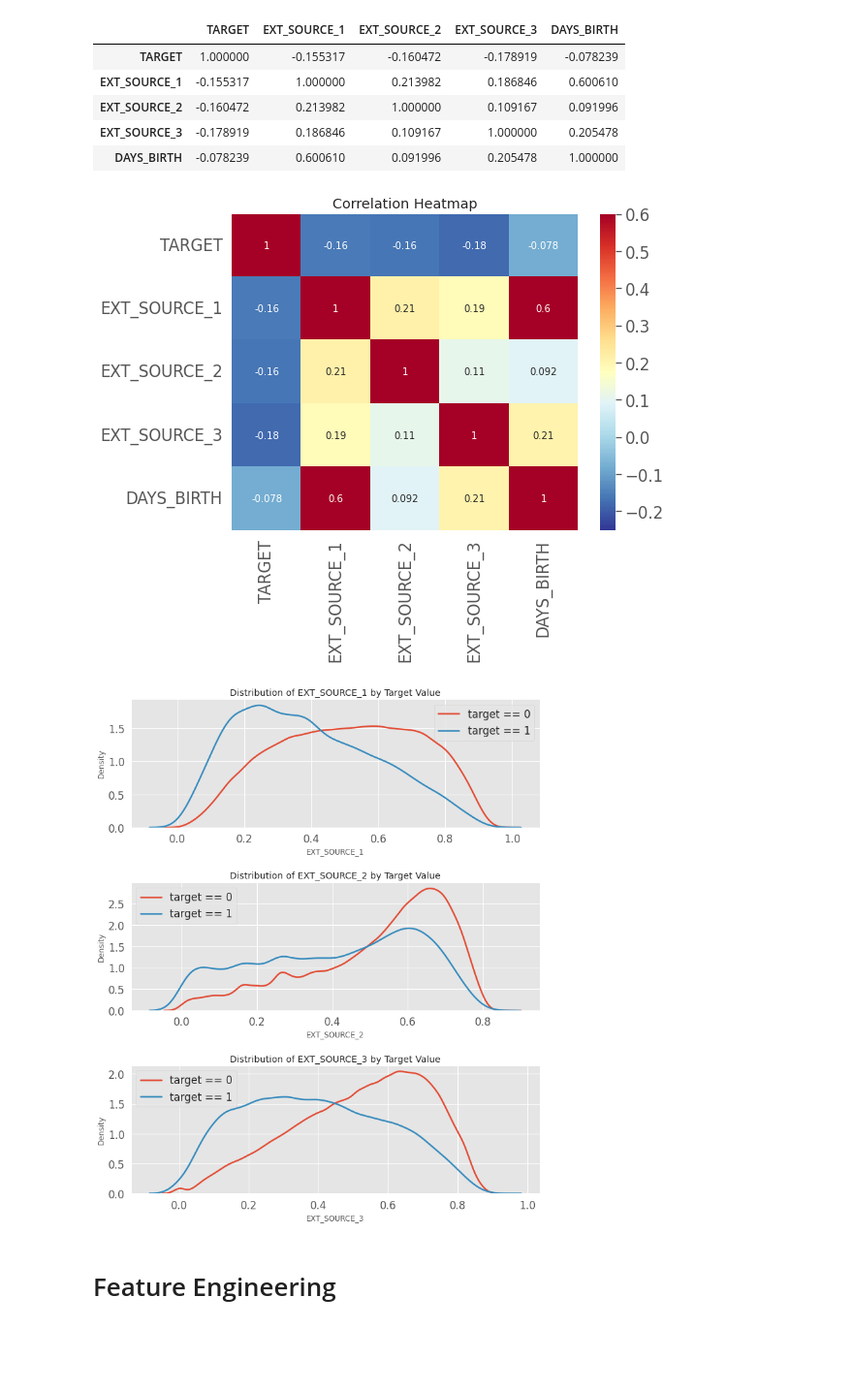
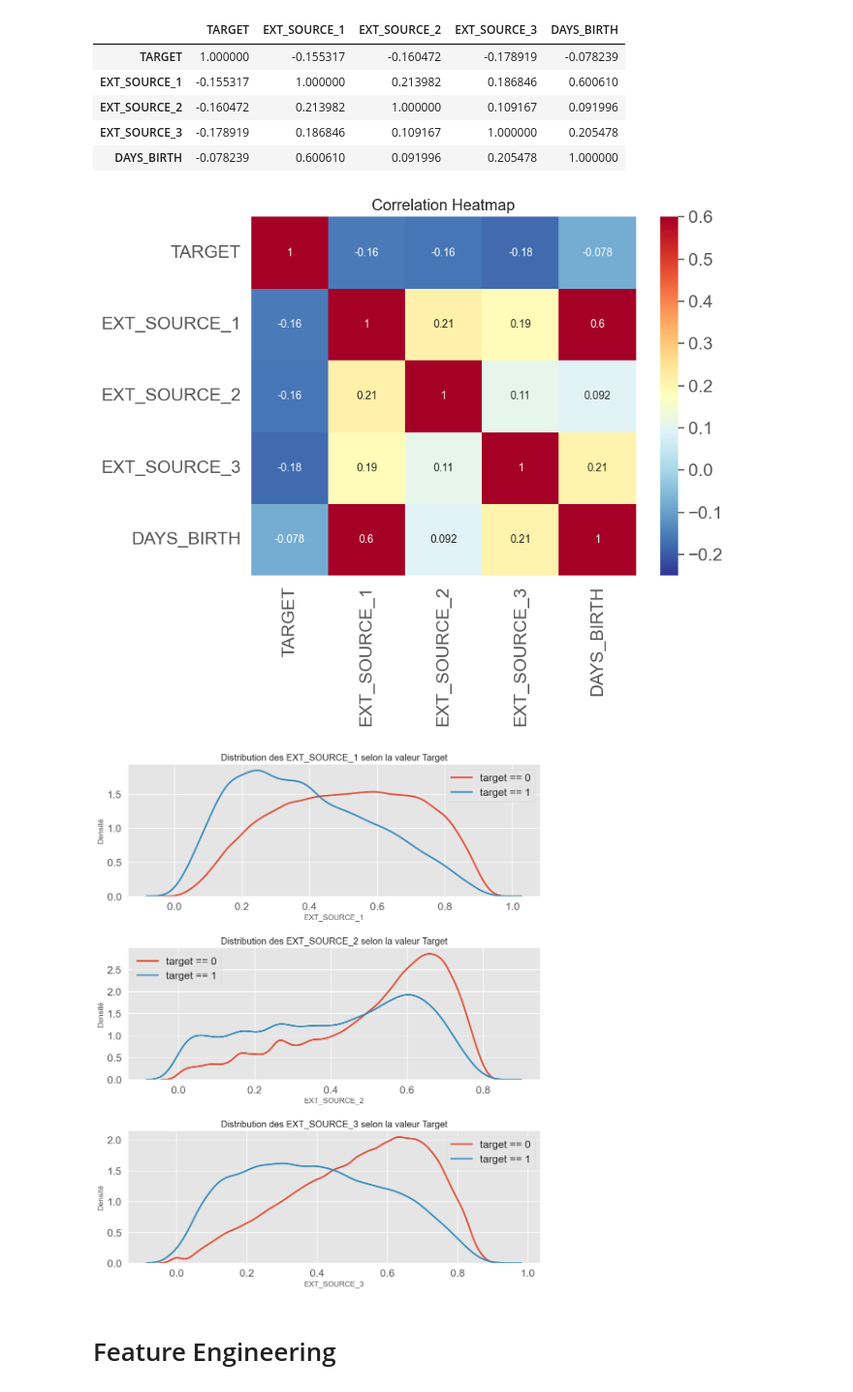
Before and after one commit to MaTo7777/scoring-model, a Jupyter notebook: notebooks/Projet7.ipynb, the cells around one changed output. Shown at 97% size. Saved outputs shown, nothing was run; the diff lists cells and outputs as text; code cells hidden in the pictures; blank space fills up the shorter version.

```diff
--- a/notebooks/Projet7.ipynb
+++ b/notebooks/Projet7.ipynb
@@ -242,3 +233,12 @@ POS_CASH_balance = pd.read_csv("/content/drive/MyDrive/Projets Data/Projet+Mise+
+# %%
+app_train = pd.read_csv(r"C:\Users\tothm\PycharmProjects\Projet 7\datasets\application_train.csv")
+app_test = pd.read_csv(r"C:\Users\tothm\PycharmProjects\Projet 7\datasets\application_test.csv")
+bureau = pd.read_csv(r"C:\Users\tothm\PycharmProjects\Projet 7\datasets\bureau.csv")
+bureau_balance = pd.read_csv(r"C:\Users\tothm\PycharmProjects\Projet 7\datasets\bureau_balance.csv")
+credit_card_balance = pd.read_csv(r"C:\Users\tothm\PycharmProjects\Projet 7\datasets\credit_card_balance.csv")
+installments_payments = pd.read_csv(r"C:\Users\tothm\PycharmProjects\Projet 7\datasets\installments_payments.csv")
+previous_application = pd.read_csv(r"C:\Users\tothm\PycharmProjects\Projet 7\datasets\previous_application.csv")
+POS_CASH_balance = pd.read_csv(r"C:\Users\tothm\PycharmProjects\Projet 7\datasets\POS_CASH_balance.csv")
 # %% [markdown]
 # Analyse Exploratoire
 # %% [markdown]
@@ -731,27 +731,27 @@ plt.figure(figsize = (8, 6))
 sns.heatmap(ext_data_corrs, cmap = plt.cm.RdYlBu_r, vmin = -0.25, annot = True, vmax = 0.6)
 plt.title('Correlation Heatmap');
 # %% [output]
-[figure, old version]
+[figure, new version]
 # %%
 plt.figure(figsize = (10, 12))
 
 for i, source in enumerate(['EXT_SOURCE_1', 'EXT_SOURCE_2', 'EXT_SOURCE_3']):
 
     # Subplot pour chaque source
     plt.subplot(3, 1, i + 1)
     # Graphique (prêts remboursés)
     sns.kdeplot(app_train.loc[app_train['TARGET'] == 0, source], label = 'target == 0')
     # Graphique (prêts non-remboursés)
     sns.kdeplot(app_train.loc[app_train['TARGET'] == 1, source], label = 'target == 1')
 
     # Légende
-    plt.title('Distribution of %s by Target Value' % source)
-    plt.xlabel('%s' % source); plt.ylabel('Density')
+    plt.title('Distribution des %s selon la valeur Target' % source)
+    plt.xlabel('%s' % source); plt.ylabel('Densité')
     plt.legend();
 
 plt.tight_layout(h_pad = 2.5)
 # %% [output]
-[figure, old version]
+[figure, new version]
 # %% [markdown]
 # Feature Engineering
 # %% [markdown]
```
Also changed, not shown: parts of 23 cells of this notebook.
